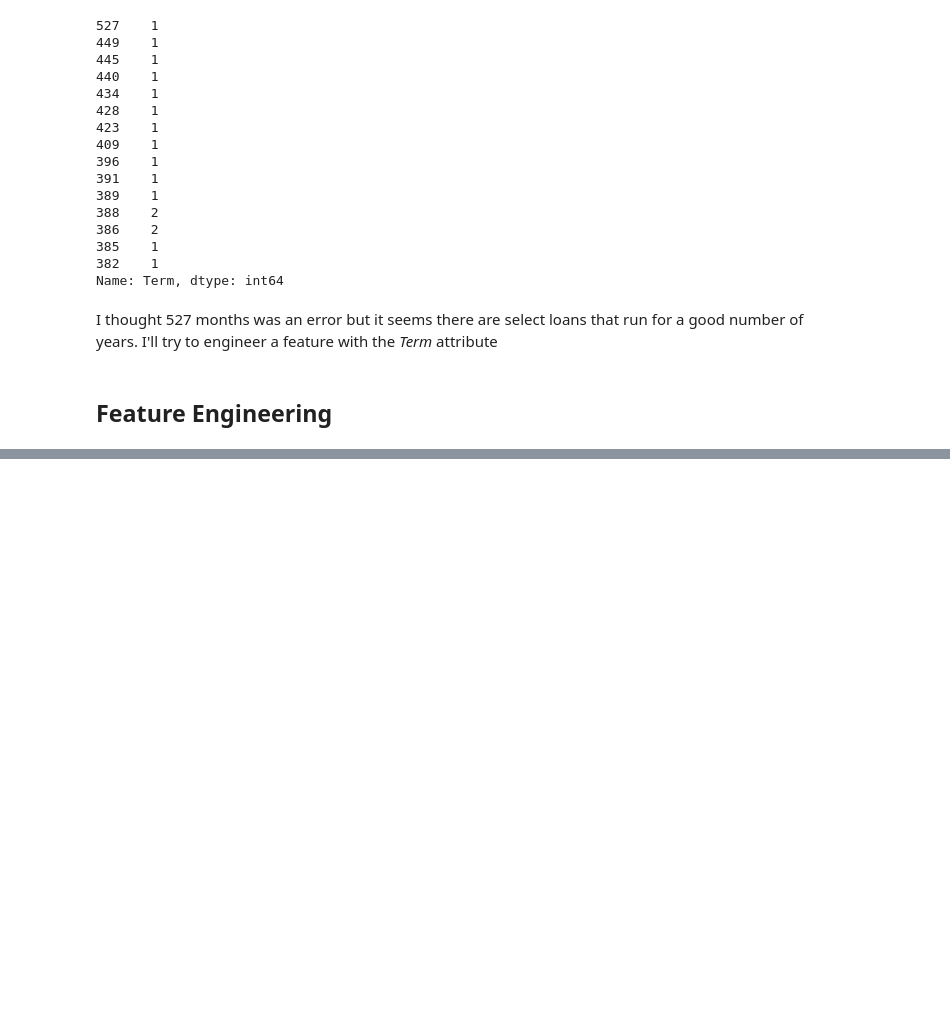
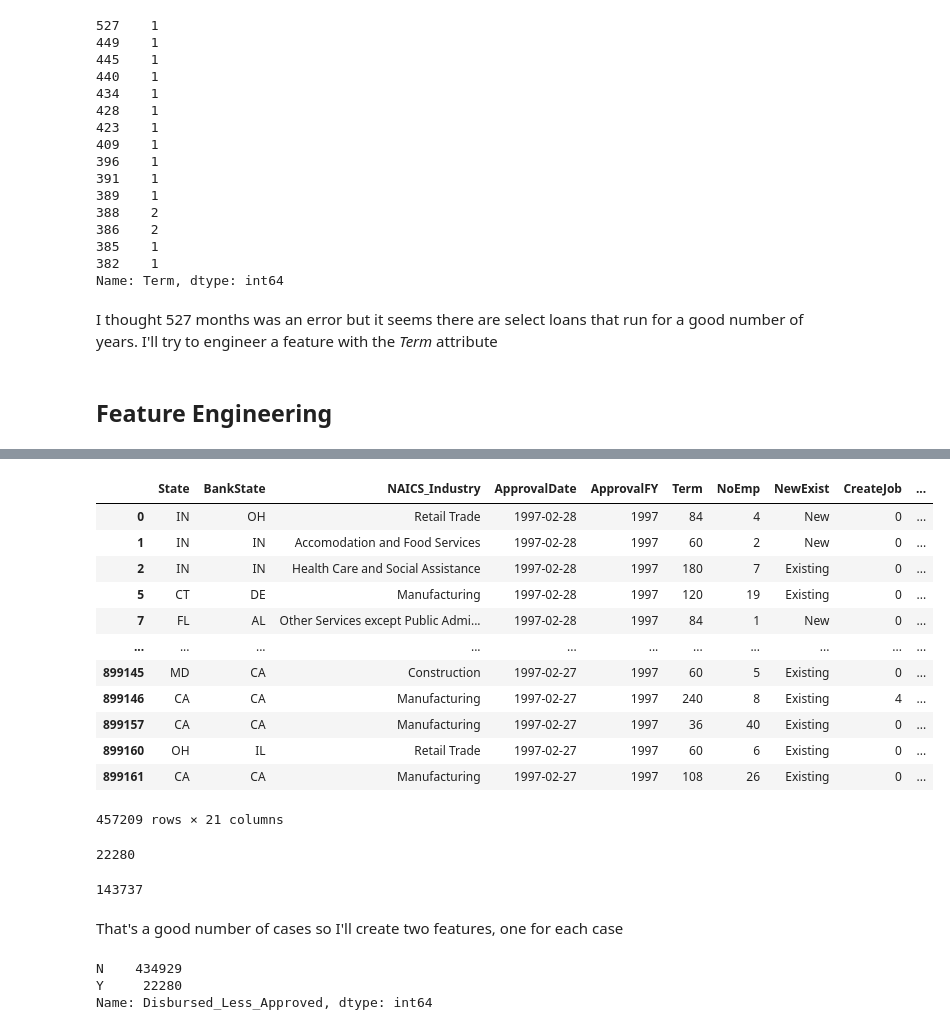
Before and after one commit to ik-okoro/SBA-Loans, a Jupyter notebook: SBA Loans Model.ipynb, the cells around one changed output, grey strips where cells are left out. Drawn from its saved outputs; the diff is of its cells as text; code cells hidden in the pictures; blank space fills up the shorter version.

```diff
--- a/SBA Loans Model.ipynb
+++ b/SBA Loans Model.ipynb
@@ -1009,0 +1082,2 @@ These were my intial ideas but I'll add more as I go along including the aforeme
+# %%
+df = df[df["Days_To_Disbursement"] >= 0]
@@ -1009,0 +1116,30 @@ These were my intial ideas but I'll add more as I go along including the aforeme
+# %%
+# Drop observations then column
+df = df[df["BalanceGross"] == 0]
+df = df.drop("BalanceGross", axis=1)
+df
+# %% [output]
+|  | State | BankState | NAICS_Industry | ApprovalDate | ApprovalFY | Term | NoEmp | NewExist | CreateJob | ... |
+| 0 | IN | OH | Retail Trade | 1997-02-28 | 1997 | 84 | 4 | New | 0 | ... |
+| 1 | IN | IN | Accomodation and Food Services | 1997-02-28 | 1997 | 60 | 2 | New | 0 | ... |
+| 2 | IN | IN | Health Care and Social Assistance | 1997-02-28 | 1997 | 180 | 7 | Existing | 0 | ... |
+| 5 | CT | DE | Manufacturing | 1997-02-28 | 1997 | 120 | 19 | Existing | 0 | ... |
+| 7 | FL | AL | Other Services except Public Admi... | 1997-02-28 | 1997 | 84 | 1 | New | 0 | ... |
+| ... | ... | ... | ... | ... | ... | ... | ... | ... | ... | ... |
+| 899145 | MD | CA | Construction | 1997-02-27 | 1997 | 60 | 5 | Existing | 0 | ... |
+| 899146 | CA | CA | Manufacturing | 1997-02-27 | 1997 | 240 | 8 | Existing | 4 | ... |
+| 899157 | CA | CA | Manufacturing | 1997-02-27 | 1997 | 36 | 40 | Existing | 0 | ... |
+| 899160 | OH | IL | Retail Trade | 1997-02-27 | 1997 | 60 | 6 | Existing | 0 | ... |
+| 899161 | CA | CA | Manufacturing | 1997-02-27 | 1997 | 108 | 26 | Existing | 0 | ... |
+457209 rows × 21 columns
+# %%
+# Look at cases with disbursed amount being different from approved amount
+len(df[df["DisbursementGross"] < df["GrAppv"]])
+# %% [output]
+22280
+# %%
+len(df[df["DisbursementGross"] > df["GrAppv"]])
+# %% [output]
+143737
+# %% [markdown]
+That's a good number of cases so I'll create two features, one for each case
@@ -1009,0 +1153,7 @@ These were my intial ideas but I'll add more as I go along including the aforeme
+# %%
+# Quick sanity check
+df['Disbursed_Less_Approved'].value_counts()
+# %% [output]
+N    434929
+Y     22280
+Name: Disbursed_Less_Approved, dtype: int64
```
Also changed, not shown: parts of 23 cells of this notebook.
